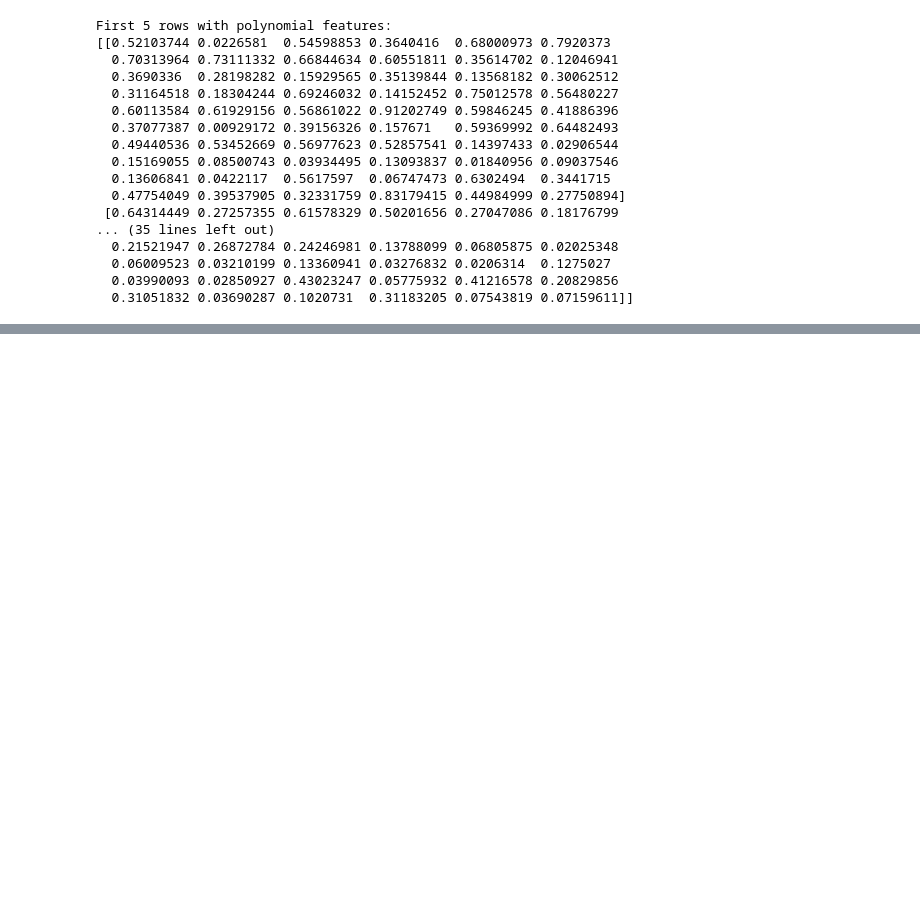
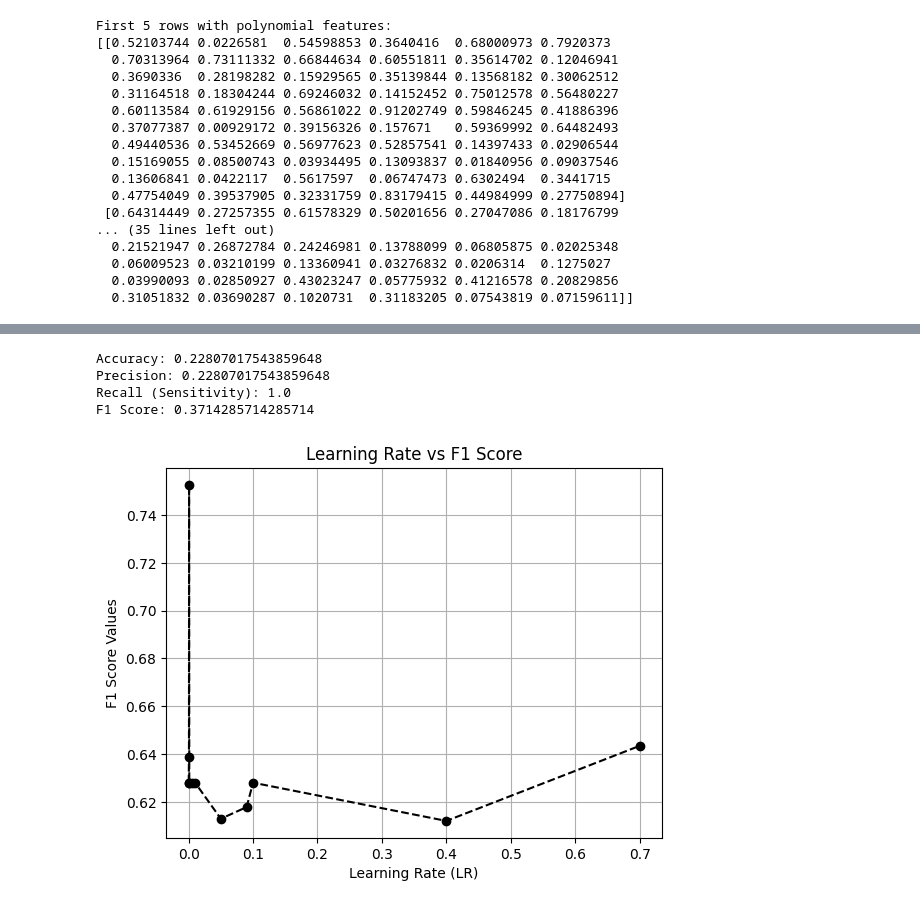
Before and after one commit to jeries-123/AI-project, a Jupyter notebook: ai_project.ipynb, the cells around one changed output, grey strips where cells are left out. Saved outputs shown, nothing was run; the diff lists cells and outputs as text; code cells hidden in the pictures; blank space fills up the shorter version.

```diff
--- a/ai_project.ipynb
+++ b/ai_project.ipynb
@@ -259,0 +343,41 @@ plt.show()
+# %%
+#task 7
+
+accuracy = 0
+precision = 0
+sensitivity = 0
+f1_score = 0
+
+total_samples = len(test_data_out)
+
+accuracy = (true_positive + true_negative) / total_samples
+print("Accuracy:", accuracy)
+
+precision = true_positive / (true_positive + false_positive) if (true_positive + false_positive) != 0 else 0
+print("Precision:", precision)
+
+sensitivity = true_positive / (true_positive + false_negative) if (true_positive + false_negative) != 0 else 0
+print("Recall :", sensitivity)
+
+f1_score = (2 * precision * sensitivity) / (precision + sensitivity) if (precision + sensitivity) != 0 else 0
+print("F1 Score:", f1_score)
+# %% [output]
+Accuracy: 0.22807017543859648
+Precision: 0.22807017543859648
+Recall (Sensitivity): 1.0
+F1 Score: 0.3714285714285714
+# %%
+#task 8
+
+learning_rate = [0.0001, 0.0005, 0.0007, 0.001, 0.005, 0.01, 0.05, 0.09, 0.1, 0.4, 0.7]
+
+f1_scores = [0.6280, 0.6386, 0.7526, 0.6280, 0.6280, 0.6280, 0.6129, 0.6178, 0.6280, 0.612, 0.6434]
+
+plt.plot(learning_rate, f1_scores, marker='o', linestyle='--', color='k')
+plt.xlabel("Learning Rate (LR)")
+plt.ylabel("F1 Score Values")
+plt.title("Learning Rate vs F1 Score")
+plt.grid(True)
+plt.show()
+# %% [output]
+[figure, added]
```
Also changed, not shown: parts of 9 cells of this notebook.
